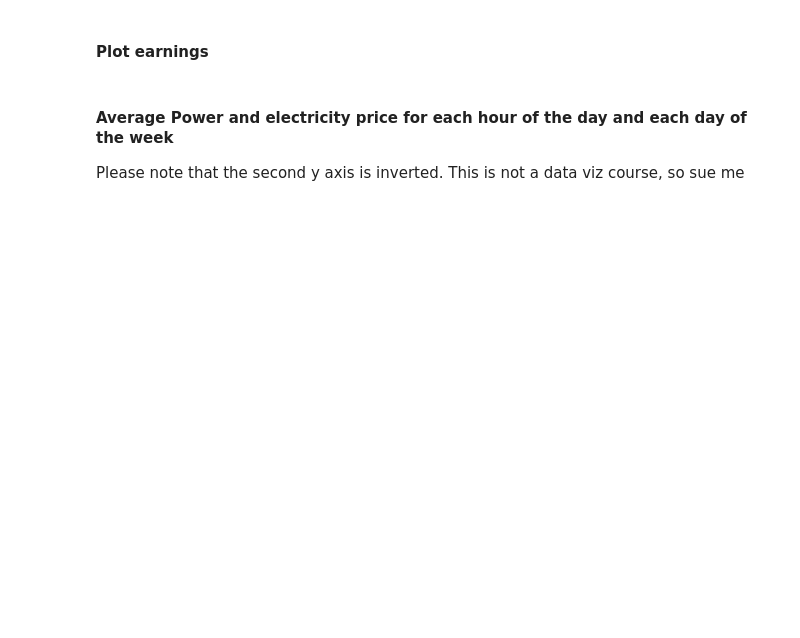
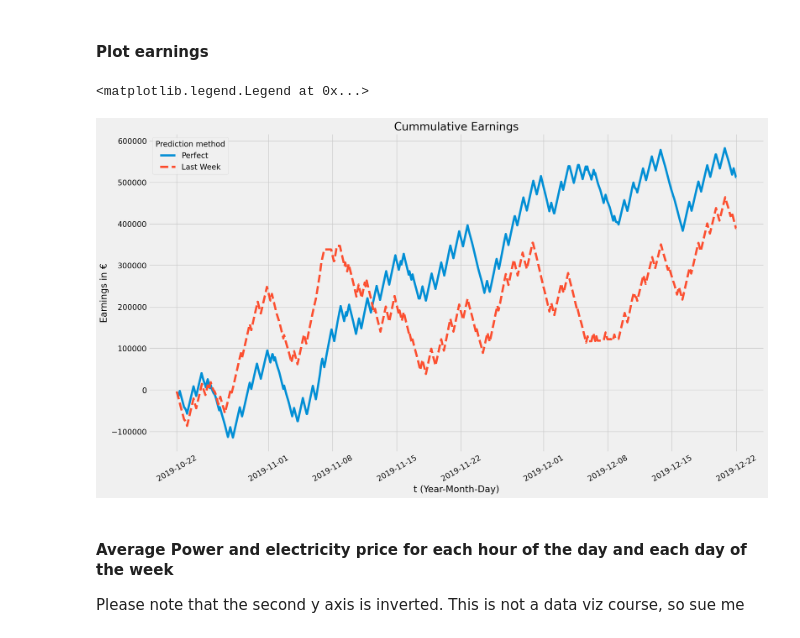
Before and after one commit to MaDolphin/POM, a Jupyter notebook: Assignment/5/Demand Side Management/dsm.ipynb, the cells around one changed output. Drawn from its saved outputs; the diff is of its cells as text; code cells hidden in the pictures; blank space fills up the shorter version.

```diff
--- a/Assignment/5/Demand Side Management/dsm.ipynb
+++ b/Assignment/5/Demand Side Management/dsm.ipynb
@@ -415,5 +457,17 @@ To show how the actual plant operation changes as new data becomes available, pl
 # %% [markdown]
 #### Plot earnings
+# %%
+fig,ax=plt.subplots(figsize=(18,10))
+for tick in ax.get_xticklabels():
+    tick.set_rotation(30)
+ax.set_title('Cummulative Earnings')
+ax.set(ylabel='Earnings in €', xlabel='t (Year-Month-Day)')
+ax = sns.lineplot(x="Datetime", y="cummulative_earnings", data=results_perfect, label='Perfect')
+ax = sns.lineplot(x="Datetime", y="cummulative_earnings", data=results_lastWeek, linestyle='--', label='Last Week')
+plt.legend(title='Prediction method', loc='upper left')
+# %% [output]
+<matplotlib.legend.Legend at 0x...>
+[figure, added]
 # %% [markdown]
 #### Average Power and electricity price for each hour of the day and each day of the week
 Please note that the second y axis is inverted. This is not a data viz course, so sue me
```
Also changed, not shown: parts of 10 cells of this notebook, 2 other files.
